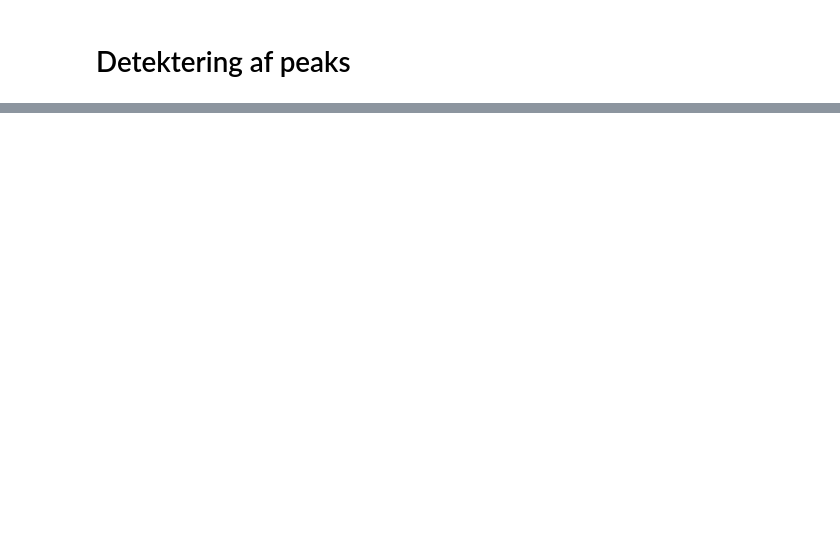
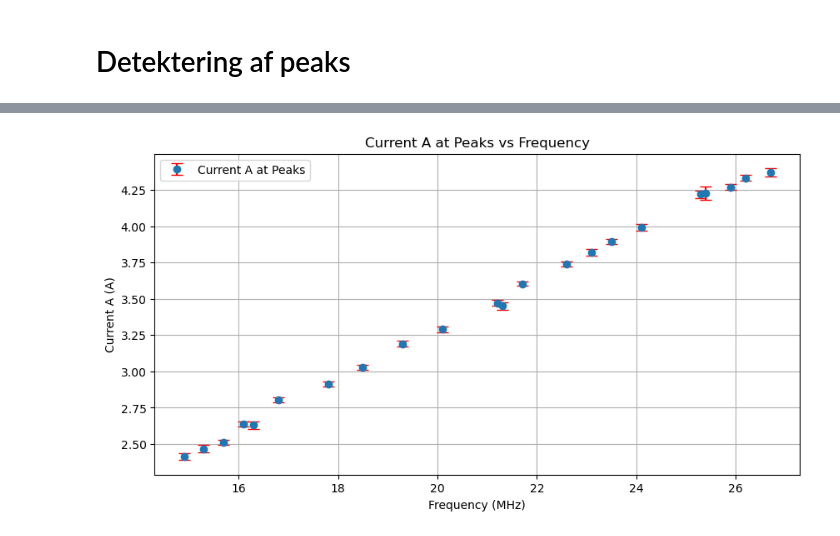
Before and after one commit to Focus9752/Kvant2-lab, a Jupyter notebook: dataanalyse.ipynb, the cells around one changed output, grey strips where cells are left out. Saved outputs shown, nothing was run; the diff lists cells and outputs as text; code cells hidden in the pictures; blank space fills up the shorter version.

```diff
--- a/dataanalyse.ipynb
+++ b/dataanalyse.ipynb
@@ -9,0 +15,12 @@ from scipy.signal import find_peaks
+# %%
+def voltage_to_current(V, R_LB, R_HH, sigma_V, sigma_R_HH):
+    """
+    Returnerer strømmen I givet spænding V og modstande R_LB og R_HH jvf. PreLab 1.
+    """
+    return V / np.sqrt(R_LB**2 + R_HH**2)
+# %%
+def current_error(V, R_LB, R_HH, sigma_V, sigma_R_HH):
+    """
+    Returnerer usikkerhed på strømmen jvf. ophobningsloven.
+    """
+    return np.sqrt( (sigma_V**2)/(R_LB**2 + R_HH**2) + (V * R_HH * sigma_R_HH)**2/(R_LB**2 + R_HH**2)**3 )
@@ -58,0 +201,33 @@ Antal peaks i kanal B: 83
+# %%
+# Omregning til strøm
+current_A_averages = []
+current_A_errors = []
+
+R_LB = 0  # ohm
+R_HH = 2  # ohm
+
+sigma_R_HH = 0.001  # usikkerhed på modstand
+
+for i in range(len(voltage_A_averages)):
+    V = voltage_A_averages[i]
+    sigma_V = voltage_A_errors[i]
+    I = voltage_to_current(V, R_LB=R_LB, R_HH=R_HH, sigma_V=sigma_V, sigma_R_HH=sigma_R_HH)
+    I_error = current_error(V, R_LB=R_LB, R_HH=R_HH, sigma_V=sigma_V, sigma_R_HH=sigma_R_HH)
+    current_A_averages.append(I)
+    current_A_errors.append(I_error)
+
+# Konverter til numpy arrays for nemmere håndtering
+current_A_averages = np.array(current_A_averages)
+current_A_errors = np.array(current_A_errors)
+
+# Plot resultaterne
+plt.figure(figsize=(10, 5))
+plt.errorbar(frequency_list, current_A_averages, yerr=current_A_errors, fmt='o', label='Current A at Peaks', ecolor='red', capsize=5)
+plt.xlabel('Frequency (MHz)')
+plt.ylabel('Current A (A)')
+plt.title('Current A at Peaks vs Frequency')
+plt.legend()
+plt.grid()
+plt.show()
+# %% [output]
+[figure, added]
```
Also changed, not shown: parts of 10 cells of this notebook.
